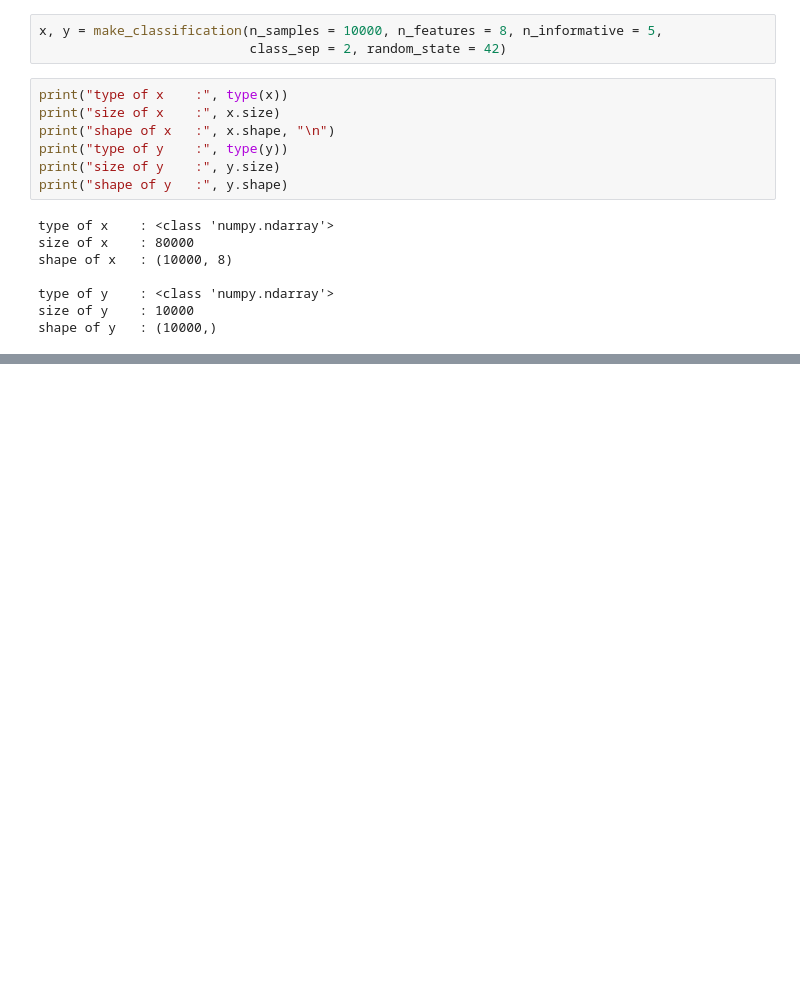
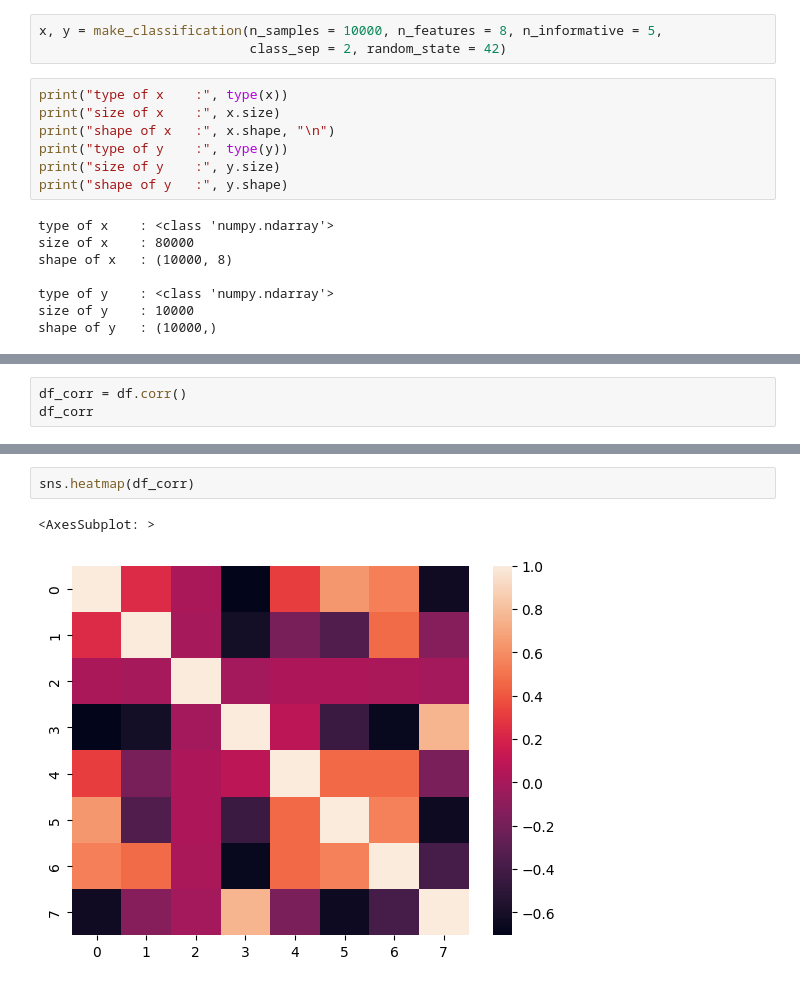
Before and after one commit to yakuphozdemir/machine-learning-exercises, a Jupyter notebook: exercise3/hw3.ipynb, the cells around one changed output, grey strips where cells are left out. Saved outputs shown, nothing was run; the diff lists cells and outputs as text; blank space fills up the shorter version.

```diff
--- a/exercise3/hw3.ipynb
+++ b/exercise3/hw3.ipynb
@@ -45,0 +165,3 @@ ValueError: operands could not be broadcast together with shapes (10000,8) (1000
+# %%
+df_corr = df.corr()
+df_corr
@@ -45,0 +178,5 @@ ValueError: operands could not be broadcast together with shapes (10000,8) (1000
+# %%
+sns.heatmap(df_corr)
+# %% [output]
+<AxesSubplot: >
+[figure, added]
```
Also changed, not shown: parts of 51 cells of this notebook.
